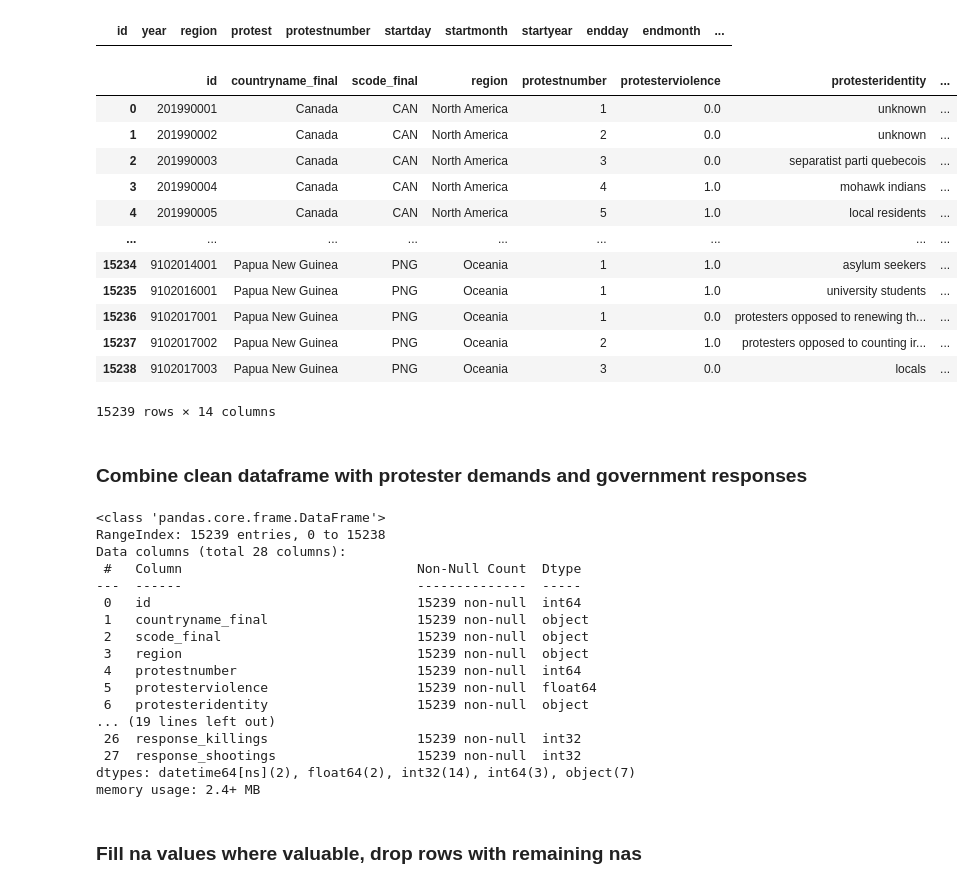
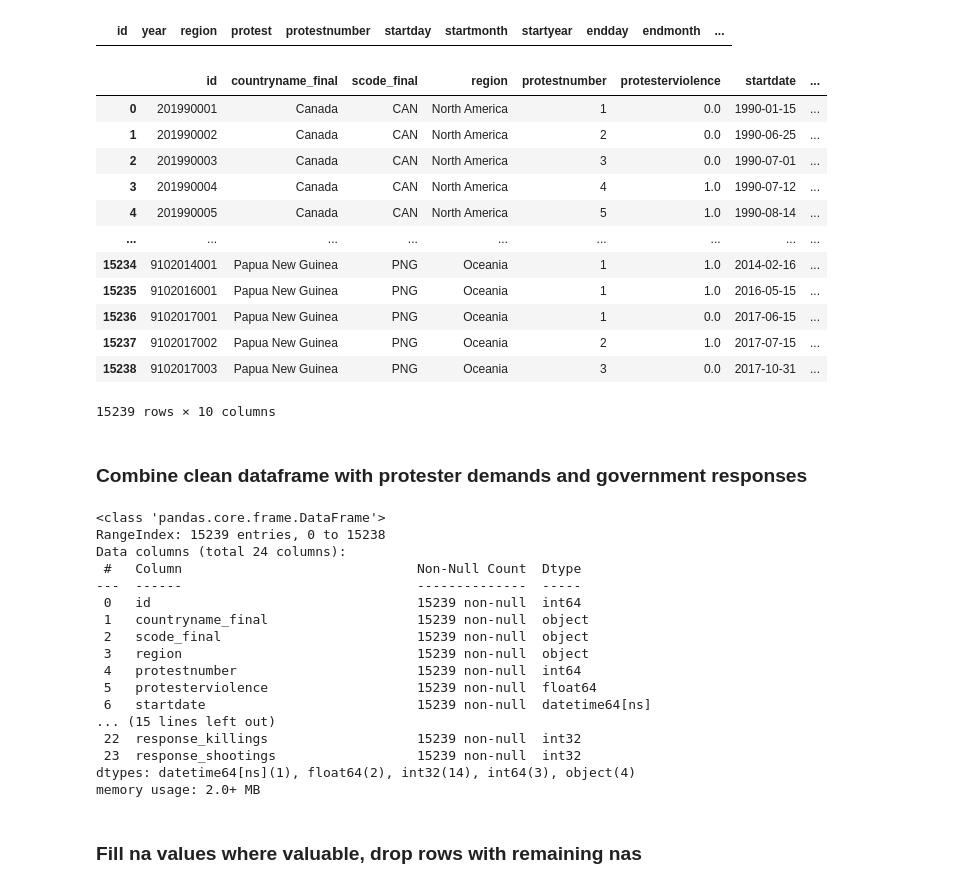
Before and after one commit to sethnlewis/Predicting-Political-Revolutions, a Jupyter notebook: notebooks/Clean - protests.ipynb, the cells around one changed output. Cells and saved outputs as stored; diff of their text form; code cells hidden in the pictures.

Commit message:
Data inspection updates. Removed features from Protests db that were just subsequently deleted in Modeling file

```diff
--- a/notebooks/Clean - protests.ipynb
+++ b/notebooks/Clean - protests.ipynb
@@ -13,8 +13,8 @@ from sklearn.preprocessing import OneHotEncoder
 from sqlalchemy import create_engine
 
 
-pd.options.display.max_columns = 100
-pd.options.display.max_rows = 300
+pd.options.display.max_columns = 200
+pd.options.display.max_rows = 50
 
 path_data = os.path.join('..', 'data', 'raw')
 
@@ -1005,25 +989,24 @@ df.loc[df['year'] != df['startyear']]
 # %% [output]
 |  | id | year | region | protest | protestnumber | startday | startmonth | startyear | endday | endmonth | ... |
 # %%
-include_cols = ['id', 'countryname_final', 'scode_final', 'region', 'protestnumber', 'protesterviolence', 'protesteridentity',
-                'startdate', 'enddate', 'duration_days',
-                'participants_clean', 'participants_category', 'participants_category_manufactured', 'notes']
+include_cols = ['id', 'countryname_final', 'scode_final', 'region', 'protestnumber', 'protesterviolence',
+                'startdate', 'duration_days', 'participants_clean', 'participants_category_manufactured']
 
 df[include_cols]
 # %% [output]
-|  | id | countryname_final | scode_final | region | protestnumber | protesterviolence | protesteridentity | ... |
-| 0 | 201990001 | Canada | CAN | North America | 1 | 0.0 | unknown | ... |
-| 1 | 201990002 | Canada | CAN | North America | 2 | 0.0 | unknown | ... |
-| 2 | 201990003 | Canada | CAN | North America | 3 | 0.0 | separatist parti quebecois | ... |
-| 3 | 201990004 | Canada | CAN | North America | 4 | 1.0 | mohawk indians | ... |
-| 4 | 201990005 | Canada | CAN | North America | 5 | 1.0 | local residents | ... |
+|  | id | countryname_final | scode_final | region | protestnumber | protesterviolence | startdate | ... |
+| 0 | 201990001 | Canada | CAN | North America | 1 | 0.0 | 1990-01-15 | ... |
+| 1 | 201990002 | Canada | CAN | North America | 2 | 0.0 | 1990-06-25 | ... |
+| 2 | 201990003 | Canada | CAN | North America | 3 | 0.0 | 1990-07-01 | ... |
+| 3 | 201990004 | Canada | CAN | North America | 4 | 1.0 | 1990-07-12 | ... |
+| 4 | 201990005 | Canada | CAN | North America | 5 | 1.0 | 1990-08-14 | ... |
 | ... | ... | ... | ... | ... | ... | ... | ... | ... |
-| 15234 | 9102014001 | Papua New Guinea | PNG | Oceania | 1 | 1.0 | asylum seekers | ... |
-| 15235 | 9102016001 | Papua New Guinea | PNG | Oceania | 1 | 1.0 | university students | ... |
-| 15236 | 9102017001 | Papua New Guinea | PNG | Oceania | 1 | 0.0 | protesters opposed to renewing th... | ... |
-| 15237 | 9102017002 | Papua New Guinea | PNG | Oceania | 2 | 1.0 | protesters opposed to counting ir... | ... |
-| 15238 | 9102017003 | Papua New Guinea | PNG | Oceania | 3 | 0.0 | locals | ... |
+| 15234 | 9102014001 | Papua New Guinea | PNG | Oceania | 1 | 1.0 | 2014-02-16 | ... |
+| 15235 | 9102016001 | Papua New Guinea | PNG | Oceania | 1 | 1.0 | 2016-05-15 | ... |
+| 15236 | 9102017001 | Papua New Guinea | PNG | Oceania | 1 | 0.0 | 2017-06-15 | ... |
+| 15237 | 9102017002 | Papua New Guinea | PNG | Oceania | 2 | 1.0 | 2017-07-15 | ... |
+| 15238 | 9102017003 | Papua New Guinea | PNG | Oceania | 3 | 0.0 | 2017-10-31 | ... |
-15239 rows × 14 columns
+15239 rows × 10 columns
 # %% [markdown]
 ### Combine clean dataframe with protester demands and government responses
 # %%
@@ -1033,7 +1016,7 @@ df_clean.info()
 # %% [output]
 <class 'pandas.core.frame.DataFrame'>
 RangeIndex: 15239 entries, 0 to 15238
-Data columns (total 28 columns):
+Data columns (total 24 columns):
  #   Column                              Non-Null Count  Dtype
 ---  ------                              --------------  -----
  0   id                                  15239 non-null  int64
@@ -1042,12 +1025,12 @@ Data columns (total 28 columns):
  3   region                              15239 non-null  object
  4   protestnumber                       15239 non-null  int64
  5   protesterviolence                   15239 non-null  float64
- 6   protesteridentity                   15239 non-null  object
-... (19 lines left out)
- 26  response_killings                   15239 non-null  int32
- 27  response_shootings                  15239 non-null  int32
-dtypes: datetime64[ns](2), float64(2), int32(14), int64(3), object(7)
-memory usage: 2.4+ MB
+ 6   startdate                           15239 non-null  datetime64[ns]
+... (15 lines left out)
+ 22  response_killings                   15239 non-null  int32
+ 23  response_shootings                  15239 non-null  int32
+dtypes: datetime64[ns](1), float64(2), int32(14), int64(3), object(4)
+memory usage: 2.0+ MB
 # %% [markdown]
 ### Fill na values where valuable, drop rows with remaining nas
 # %%
```
Also changed, not shown: parts of 20 cells of this notebook, 3 other files.
